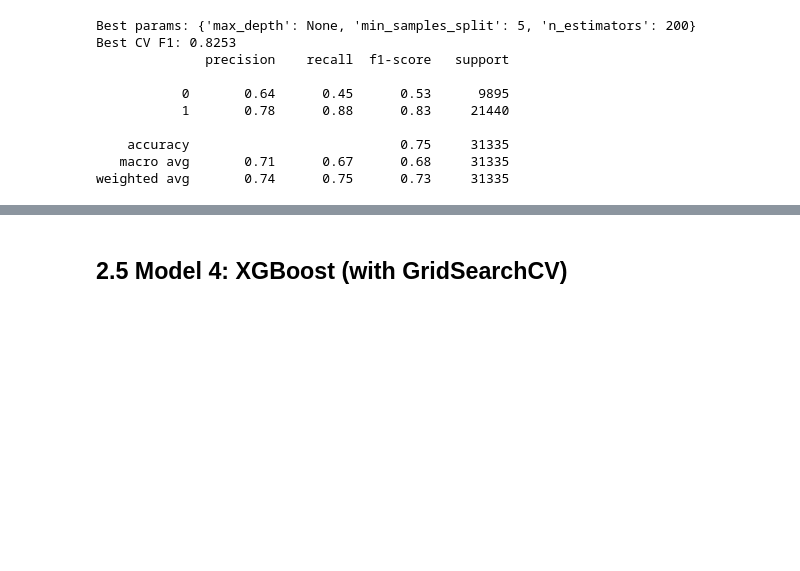
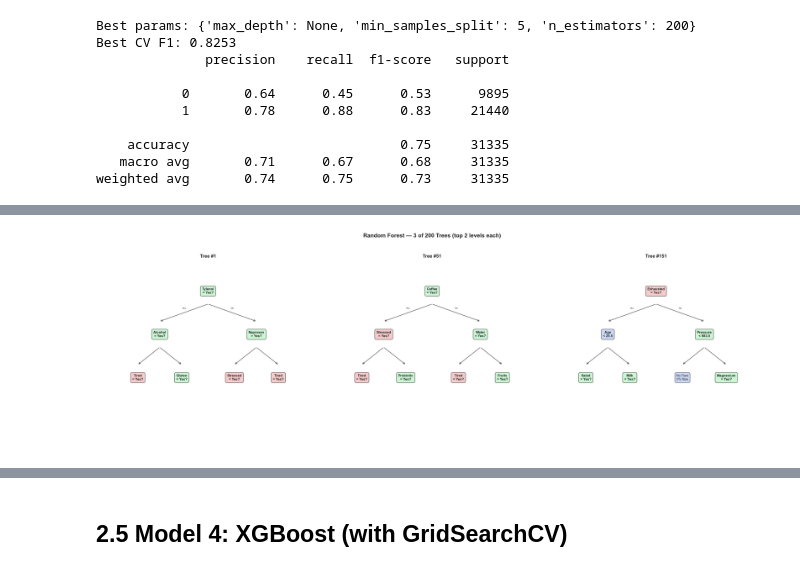
Before and after one commit to hannypoo/msis522-hw1, a Jupyter notebook: notebooks/hw1_analysis.ipynb, the cells around one changed output, grey strips where cells are left out. Saved outputs shown, nothing was run; the diff lists cells and outputs as text; code cells hidden in the pictures; blank space fills up the shorter version.

```diff
--- a/notebooks/hw1_analysis.ipynb
+++ b/notebooks/hw1_analysis.ipynb
@@ -920,0 +897,80 @@ Each tree splits on different features — the forest combines 200 diverse trees
+# %%
+# Visualize 3 sample trees from the Random Forest (top 2 levels each)
+from sklearn.tree import _tree
+
+def extract_tree(tree, node_id=0, depth=0, max_depth=2):
+    t = tree.tree_
+    if depth > max_depth:
+        return None
+    if t.feature[node_id] == _tree.TREE_UNDEFINED:
+        values = t.value[node_id][0]
+        return {'leaf': True, 'flare_pct': values[1] / values.sum(), 'samples': values.sum()}
+    else:
+        fname = feature_cols[t.feature[node_id]]
+        values = t.value[node_id][0]
+        return {'leaf': False, 'feature': fname, 'threshold': t.threshold[node_id],
+                'flare_pct': values[1] / values.sum(), 'samples': values.sum(),
+                'left': extract_tree(tree, t.children_left[node_id], depth+1, max_depth),
+                'right': extract_tree(tree, t.children_right[node_id], depth+1, max_depth)}
+
+label_map_rf = {
+    'tag_tired': 'Tired', 'tag_stressed': 'Stressed', 'tag_exhausted': 'Exhausted',
+    'tag_bad_sleep': 'Bad Sleep', 'tag_poor_sleep': 'Poor Sleep', 'tag_good_sleep': 'Good Sleep',
+    'sex_female': 'Female', 'country_us': 'US-based', 'age': 'Age',
+    'treat_tylenol': 'Tylenol', 'treat_naproxen': 'Naproxen', 'treat_yoga': 'Yoga',
+    'food_coffee': 'Coffee', 'food_cheese': 'Cheese', 'food_chicken': 'Chicken',
+    'foodcat_dairy': 'Dairy (cat)',
+}
+def _clean_rf(name):
+    if name in label_map_rf:
+        return label_map_rf[name]
+    return name.replace('food_', '').replace('treat_', '').replace('tag_', '').replace('weather_icon_', '').replace('weather_', '').replace('foodcat_', '').replace('_', ' ').title()
+
+def draw_rf_node(ax, node, x, y, dx, depth=0, max_depth=2):
+    if node is None:
+        return
+    if node['leaf']:
+        pct = node['flare_pct']
+        color = '#f5c6c6' if pct >= 0.5 else '#c6d4f5'
+        cls = 'Flare' if pct >= 0.5 else 'No Flare'
+        text = f'{cls}\n{pct:.0%} flare'
+        box = dict(boxstyle='round,pad=0.5', facecolor=color, edgecolor='#555', linewidth=1.5, alpha=0.9)
+        ax.text(x, y, text, ha='center', va='center', fontsize=10, bbox=box)
+    else:
+        fname = _clean_rf(node['feature'])
+        threshold = node['threshold']
+        if any(neg in node['feature'] for neg in ['tired', 'stressed', 'exhausted', 'bad_sleep', 'poor_sleep']):
+            color = '#f5c6c6'
+        elif any(pos in node['feature'] for pos in ['good_sleep', 'age', 'sex']):
+            color = '#c6d4f5'
+        else:
+            color = '#c6f5d0'
+        text = f'{fname}\n= Yes?' if threshold == 0.5 else (f'{fname}\n< {int(threshold)}' if threshold == int(threshold) else f'{fname}\n< {threshold:.1f}')
+        box = dict(boxstyle='round,pad=0.5', facecolor=color, edgecolor='#555', linewidth=1.5, alpha=0.9)
+        ax.text(x, y, text, ha='center', va='center', fontsize=11, fontweight='bold', bbox=box)
+        if depth < max_depth:
+            for i, (child, cx) in enumerate([(node['left'], x - dx), (node['right'], x + dx)]):
+                if child is not None:
+                    cy = y - 1.5
+                    ax.annotate('', xy=(cx, cy + 0.45), xytext=(x, y - 0.45),
+                               arrowprops=dict(arrowstyle='->', color='#555', lw=1.5))
+                    if depth == 0:
+                        mid_x, mid_y = (x + cx) / 2, (y - 0.45 + cy + 0.45) / 2
+                        ax.text(mid_x, mid_y + 0.15, 'Yes' if i == 0 else 'No',
+                                ha='center', va='center', fontsize=8, color='#555', style='italic')
+                    draw_rf_node(ax, child, cx, cy, dx/2.2, depth+1, max_depth)
+
+fig, axes = plt.subplots(1, 3, figsize=(30, 10))
+fig.suptitle(f'Random Forest — 3 of {rf_best.n_estimators} Trees (top 2 levels each)',
+             fontsize=18, fontweight='bold', y=0.98)
+for tree_idx, ax in zip([0, 50, 150], axes):
+    node_data = extract_tree(rf_best.estimators_[tree_idx], max_depth=2)
+    ax.set_xlim(-5, 5); ax.set_ylim(-5, 1.5); ax.axis('off')
+    ax.set_title(f'Tree #{tree_idx+1}', fontsize=15, fontweight='bold', pad=15)
+    draw_rf_node(ax, node_data, 0, 0.5, 2.2, max_depth=2)
+plt.tight_layout(rect=[0, 0, 1, 0.95])
+plt.savefig(FIGURES_DIR / 'random_forest_viz.png', dpi=150, bbox_inches='tight', facecolor='white', edgecolor='none')
+plt.show()
+print(f'Each tree splits on different features — the forest combines {rf_best.n_estimators} diverse trees via majority vote.')
+# %% [output]
+[figure, added]
```
Also changed, not shown: parts of 3 cells of this notebook, 1 other file.
